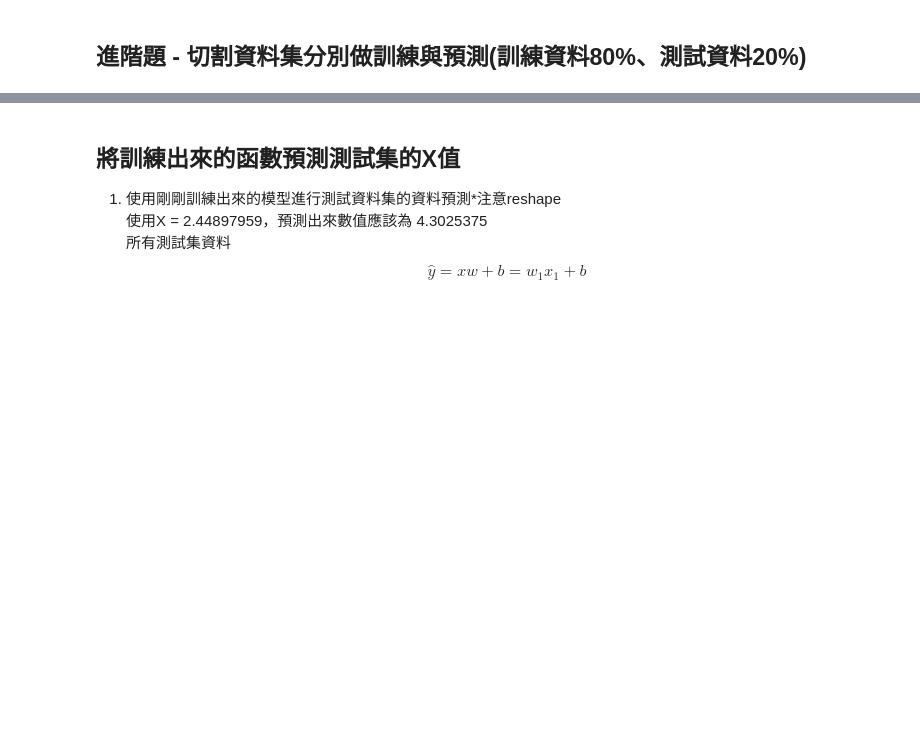
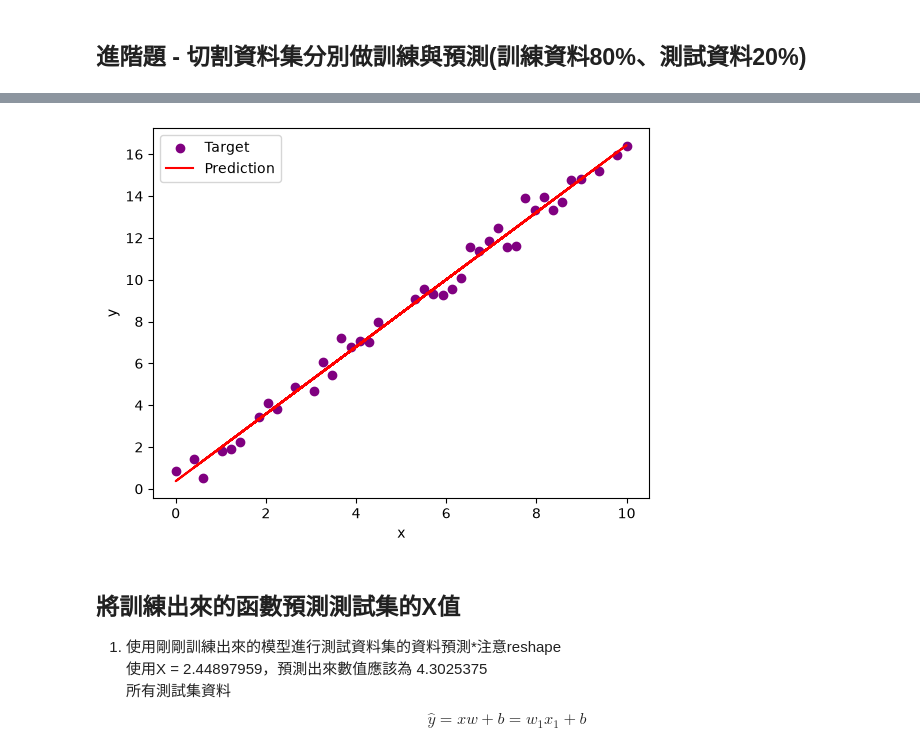
Before and after one commit to amyyychiang2/IMLP, a Jupyter notebook: Python course/Unit04/Linear Regression_HW.ipynb, the cells around one changed output, grey strips where cells are left out. Cells and saved outputs as stored; diff of their text form; code cells hidden in the pictures; blank space fills up the shorter version.

```diff
--- a/Python course/Unit04/Linear Regression_HW.ipynb
+++ b/Python course/Unit04/Linear Regression_HW.ipynb
@@ -81,3 +126,12 @@ y = np.array([ 0.85848224, -0.10657947,  1.42771901,  0.53554778,  1.20216826,
+# %%
+plt.scatter(x_train, y_train, color='purple', label='Target')
+plt.plot(x_train, Y_train, color='red', label='Prediction')
+plt.xlabel('x')
+plt.ylabel('y')
+plt.legend()
+plt.show()
+# %% [output]
+[figure, added]
 # %% [markdown]
 ## 將訓練出來的函數預測測試集的X值
 1. 使用剛剛訓練出來的模型進行測試資料集的資料預測*注意reshape<br>
```
Also changed, not shown: parts of 8 cells of this notebook, 5 other files.
